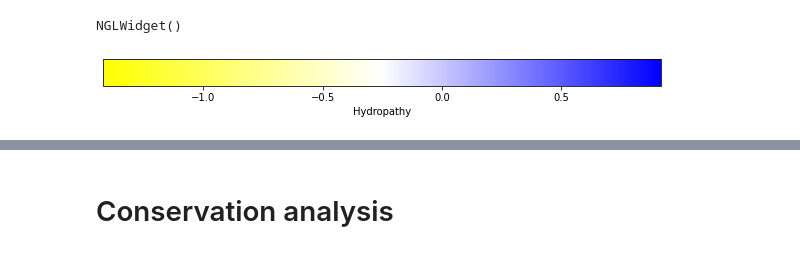
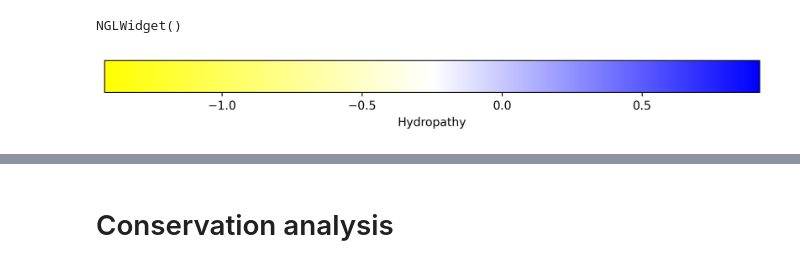
Before and after one commit to LBC-LNBio/pyKVFinder, a Jupyter notebook: examples/conservation-analysis/conservation-analysis.ipynb, the cells around one changed output, grey strips where cells are left out. Drawn from its saved outputs; the diff is of its cells as text; code cells hidden in the pictures.

```diff
--- a/examples/conservation-analysis/conservation-analysis.ipynb
+++ b/examples/conservation-analysis/conservation-analysis.ipynb
@@ -186,13 +186,13 @@ view
 NGLWidget()
 # %%
 # Plot hydropathy scale
-fig, ax = plt.subplots(figsize=(10, 0.5))
+fig, ax = plt.subplots(figsize=(10, 0.5), dpi=300)
 norm = mpl.colors.Normalize(vmin=results.scales.min(), vmax=results.scales.max())
 cm = mpl.colors.LinearSegmentedColormap.from_list('hydropathy', colors=["#FFFF00", "#ffffff", "#0000FF"])
 cb1 = mpl.colorbar.ColorbarBase(ax, cmap=cm, norm=norm, orientation='horizontal')
 cb1.set_label('Hydropathy')
 # %% [output]
-[figure, old version]
+[figure, new version]
 # %%
 # Display bar charts of residues
 IPython.display.IFrame("./results/6WEN/6WEN.barplots.pdf", width=600, height=300)
```
Also changed, not shown: parts of 2 cells of this notebook, 1 other file.
